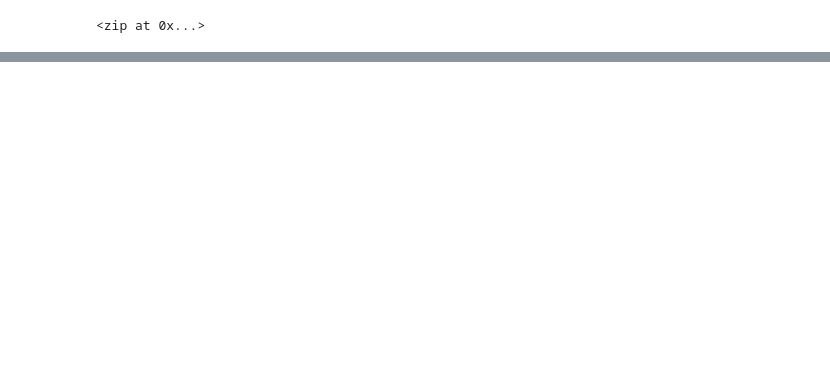
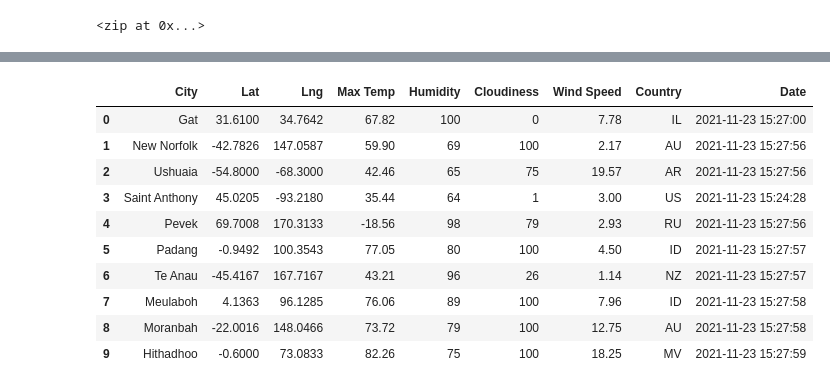
Before and after one commit to megroma/World_Weather_Analysis, a Jupyter notebook: WeatherPy.ipynb, the cells around one changed output, grey strips where cells are left out. Saved outputs shown, nothing was run; the diff lists cells and outputs as text; code cells hidden in the pictures; blank space fills up the shorter version.

```diff
--- a/WeatherPy.ipynb
+++ b/WeatherPy.ipynb
@@ -33,0 +149,16 @@ len(cities)
+# %%
+# Convert the array of dictionaries to a Pandas DataFrame.
+city_data_df = pd.DataFrame(city_data)
+city_data_df.head(10)
+# %% [output]
+|  | City | Lat | Lng | Max Temp | Humidity | Cloudiness | Wind Speed | Country | Date |
+| 0 | Gat | 31.6100 | 34.7642 | 67.82 | 100 | 0 | 7.78 | IL | 2021-11-23 15:27:00 |
+| 1 | New Norfolk | -42.7826 | 147.0587 | 59.90 | 69 | 100 | 2.17 | AU | 2021-11-23 15:27:56 |
+| 2 | Ushuaia | -54.8000 | -68.3000 | 42.46 | 65 | 75 | 19.57 | AR | 2021-11-23 15:27:56 |
+| 3 | Saint Anthony | 45.0205 | -93.2180 | 35.44 | 64 | 1 | 3.00 | US | 2021-11-23 15:24:28 |
+| 4 | Pevek | 69.7008 | 170.3133 | -18.56 | 98 | 79 | 2.93 | RU | 2021-11-23 15:27:56 |
+| 5 | Padang | -0.9492 | 100.3543 | 77.05 | 80 | 100 | 4.50 | ID | 2021-11-23 15:27:57 |
+| 6 | Te Anau | -45.4167 | 167.7167 | 43.21 | 96 | 26 | 1.14 | NZ | 2021-11-23 15:27:57 |
+| 7 | Meulaboh | 4.1363 | 96.1285 | 76.06 | 89 | 100 | 7.96 | ID | 2021-11-23 15:27:58 |
+| 8 | Moranbah | -22.0016 | 148.0466 | 73.72 | 79 | 100 | 12.75 | AU | 2021-11-23 15:27:58 |
+| 9 | Hithadhoo | -0.6000 | 73.0833 | 82.26 | 75 | 100 | 18.25 | MV | 2021-11-23 15:27:59 |
```
Also changed, not shown: parts of 9 cells of this notebook, 2 other files.
